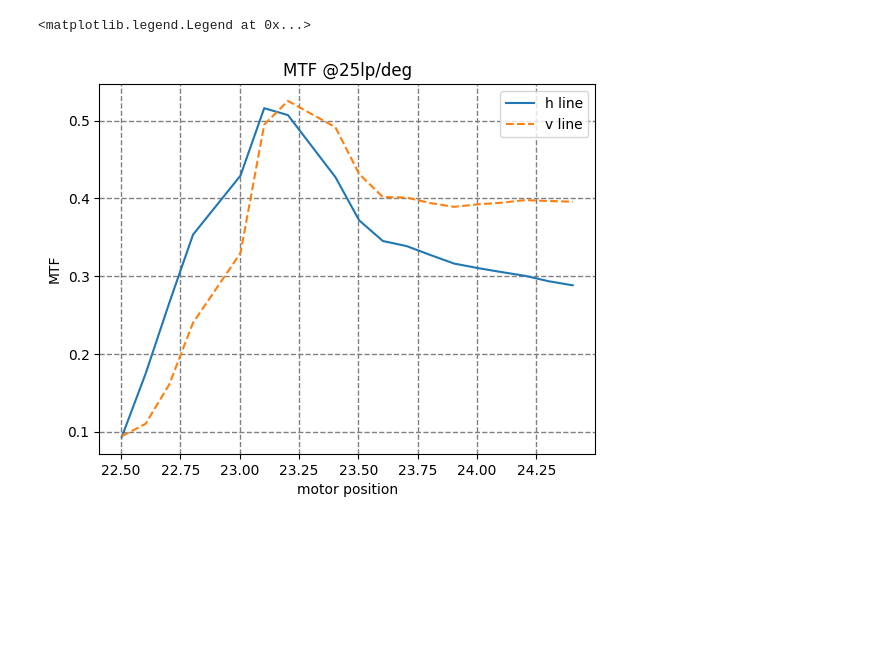
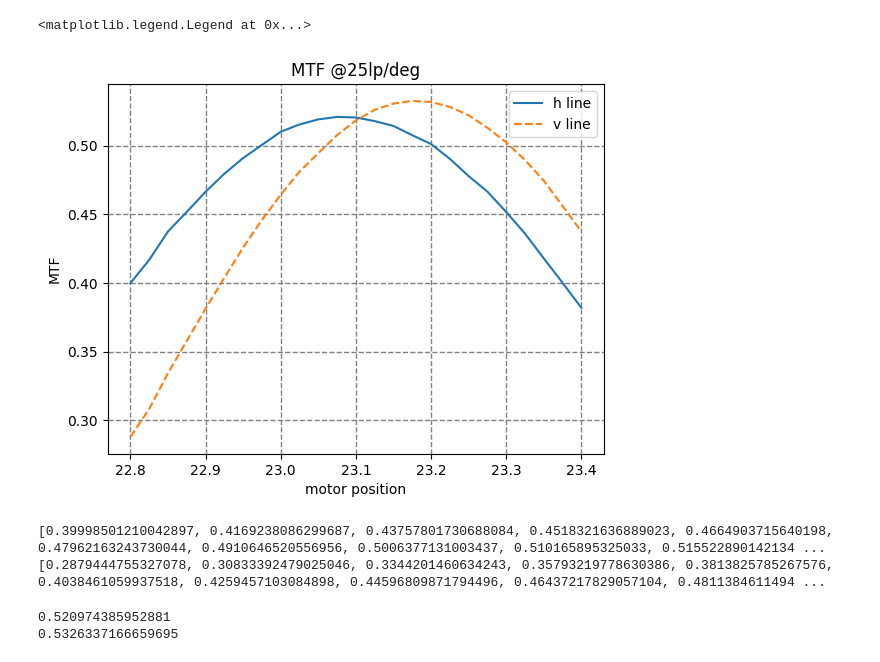
Before and after one commit to lucaswewa/mtf, a Jupyter notebook: mtf_book-0803-Integrated.ipynb, the cells around one changed output. Saved outputs shown, nothing was run; the diff lists cells and outputs as text; code cells hidden in the pictures; blank space fills up the shorter version.

Commit message:
add fine scan

```diff
--- a/mtf_book-0803-Integrated.ipynb
+++ b/mtf_book-0803-Integrated.ipynb
@@ -198,7 +198,7 @@ filename = "red_hori_+22deg_2222_rot.png"
 filename = "_s2/_r_0deg_0mm_offaperture_1333.png"
 filename = "xcube_data/0803/s1_red_140ma_508us_22.503mm.png"
 
-files = [
+coarse_scan_files = [
     {
         "title": "22.503mm",
         "filename": "xcube_data/0803/s1_red_140ma_508us_22.503mm.png",
@@ -439,0 +561,30 @@ axes[2].legend()
+# %%
+
+t_focus_d = []
+t_focus_h = []
+t_focus_v = []
+
+freq_numbers = 60
+freqency = 25
+idx = 24
+
+res = thru_focus(idx, freqency, fine_scan_files)
+# print(res["title"][0:-2], res["mtf_h"], res["mtf_v"])
+# t_focus_d.append(float(res["title"][0:-2]))
+# t_focus_h.append(res["mtf_h"])
+# t_focus_v.append(res["mtf_v"])
+
+fig, axes = plt.subplots(1, 3, figsize=(12, 4))
+
+axes[0].imshow(res["roi_image_h"], "gray")
+axes[0].set_title("hori line")
+
+axes[1].imshow(res["roi_image_v"], "gray")
+axes[1].set_title("vert line")
+
+axes[2].plot(res["freq_data"][0:freq_numbers], res["mtf_data_h"][0:freq_numbers], label='MTF in H line', linestyle='-')
+axes[2].plot(res["freq_data"][0:freq_numbers], res["mtf_data_v"][0:freq_numbers], label='MTF in V line', linestyle='-')
+axes[2].set_title(f"motor position: {res['title']}")
+axes[2].set_xlabel("lp/deg")
+axes[2].grid(color='gray', linestyle='--', linewidth=1)
+axes[2].legend()
@@ -440,28 +594,40 @@ axes[2].legend()
 # %%
 
 t_focus_d = []
 t_focus_h = []
 t_focus_v = []
 
 freq_numbers = 60
 freqency = 25
 idx = 18
 
-for idx in range(len(files)):
-    res = thru_focus(idx, freqency)
+for idx in range(len(fine_scan_files)):
+    res = thru_focus(idx, freqency, fine_scan_files)
     # print(res["title"][0:-2], res["mtf_h"], res["mtf_v"])
     t_focus_d.append(float(res["title"][0:-2]))
     t_focus_h.append(res["mtf_h"])
     t_focus_v.append(res["mtf_v"])
 
 # plot thrufocus
 plt.grid(color="gray", linestyle="--", linewidth=1)
 plt.plot(t_focus_d, t_focus_h, label="h line", linestyle="-")
 plt.plot(t_focus_d, t_focus_v, label="v line", linestyle="--")
 plt.xlabel("motor position")
 plt.ylabel("MTF")
 plt.title("MTF @25lp/deg")
 plt.legend()
 # %% [output]
 <matplotlib.legend.Legend at 0x...>
-[figure, old version]
+[figure, new version]
+# %%
+print(t_focus_h)
+print(t_focus_v)
+# %% [output]
+[0.39998501210042897, 0.4169238086299687, 0.43757801730688084, 0.4518321636889023, 0.4664903715640198, 0.47962163243730044, 0.4910646520556956, 0.5006377131003437, 0.510165895325033, 0.515522890142134 ...
+[0.2879444755327078, 0.30833392479025046, 0.3344201460634243, 0.35793219778630386, 0.3813825785267576, 0.4038461059937518, 0.4259457103084898, 0.44596809871794496, 0.46437217829057104, 0.4811384611494 ...
+# %%
+print(t_focus_h[11])
+print(t_focus_v[15])
+# %% [output]
+0.520974385952881
+0.5326337166659695
```
Also changed, not shown: parts of 5 cells of this notebook.
